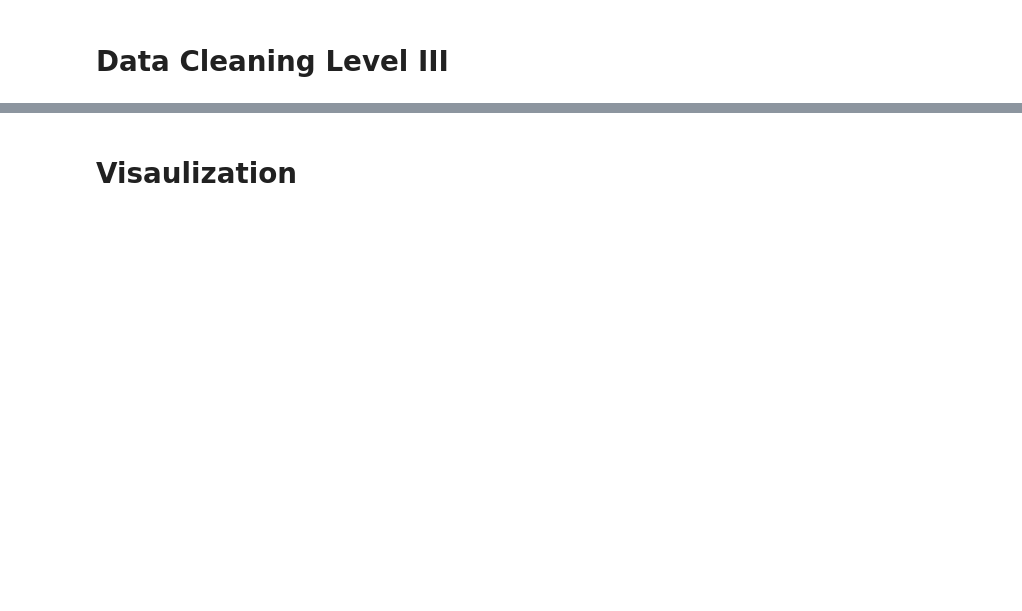
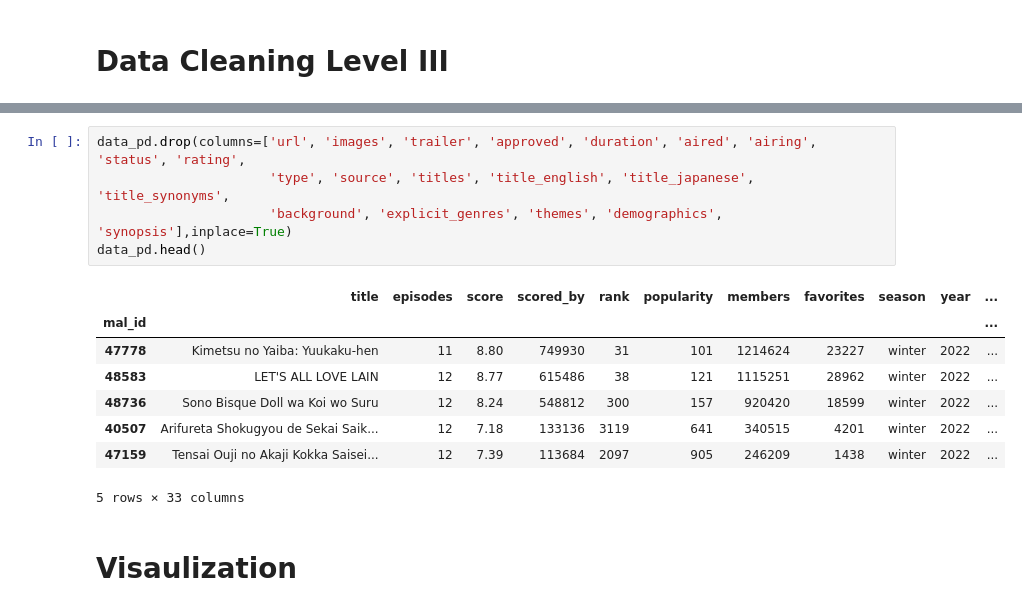
Before and after one commit to WuJunNing/INST447FinalProject, a Jupyter notebook: Final_Project.ipynb, the cells around one changed output, grey strips where cells are left out. Cells and saved outputs as stored; diff of their text form; blank space fills up the shorter version.

```diff
--- a/Final_Project.ipynb
+++ b/Final_Project.ipynb
@@ -142,2 +157,16 @@ memory usage: 3.8+ KB
+# %%
+data_pd.drop(columns=['url', 'images', 'trailer', 'approved', 'duration', 'aired', 'airing', 'status', 'rating',
+                      'type', 'source', 'titles', 'title_english', 'title_japanese', 'title_synonyms',
+                      'background', 'explicit_genres', 'themes', 'demographics', 'synopsis'],inplace=True)
+data_pd.head()
+# %% [output]
+|  | title | episodes | score | scored_by | rank | popularity | members | favorites | season | year | ... |
+| mal_id |  |  |  |  |  |  |  |  |  |  | ... |
+| 47778 | Kimetsu no Yaiba: Yuukaku-hen | 11 | 8.80 | 749930 | 31 | 101 | 1214624 | 23227 | winter | 2022 | ... |
+| 48583 | LET'S ALL LOVE LAIN | 12 | 8.77 | 615486 | 38 | 121 | 1115251 | 28962 | winter | 2022 | ... |
+| 48736 | Sono Bisque Doll wa Koi wo Suru | 12 | 8.24 | 548812 | 300 | 157 | 920420 | 18599 | winter | 2022 | ... |
+| 40507 | Arifureta Shokugyou de Sekai Saik... | 12 | 7.18 | 133136 | 3119 | 641 | 340515 | 4201 | winter | 2022 | ... |
+| 47159 | Tensai Ouji no Akaji Kokka Saisei... | 12 | 7.39 | 113684 | 2097 | 905 | 246209 | 1438 | winter | 2022 | ... |
+5 rows × 33 columns
 # %% [markdown]
 # Visaulization
```
Also changed, not shown: parts of 20 cells of this notebook.
